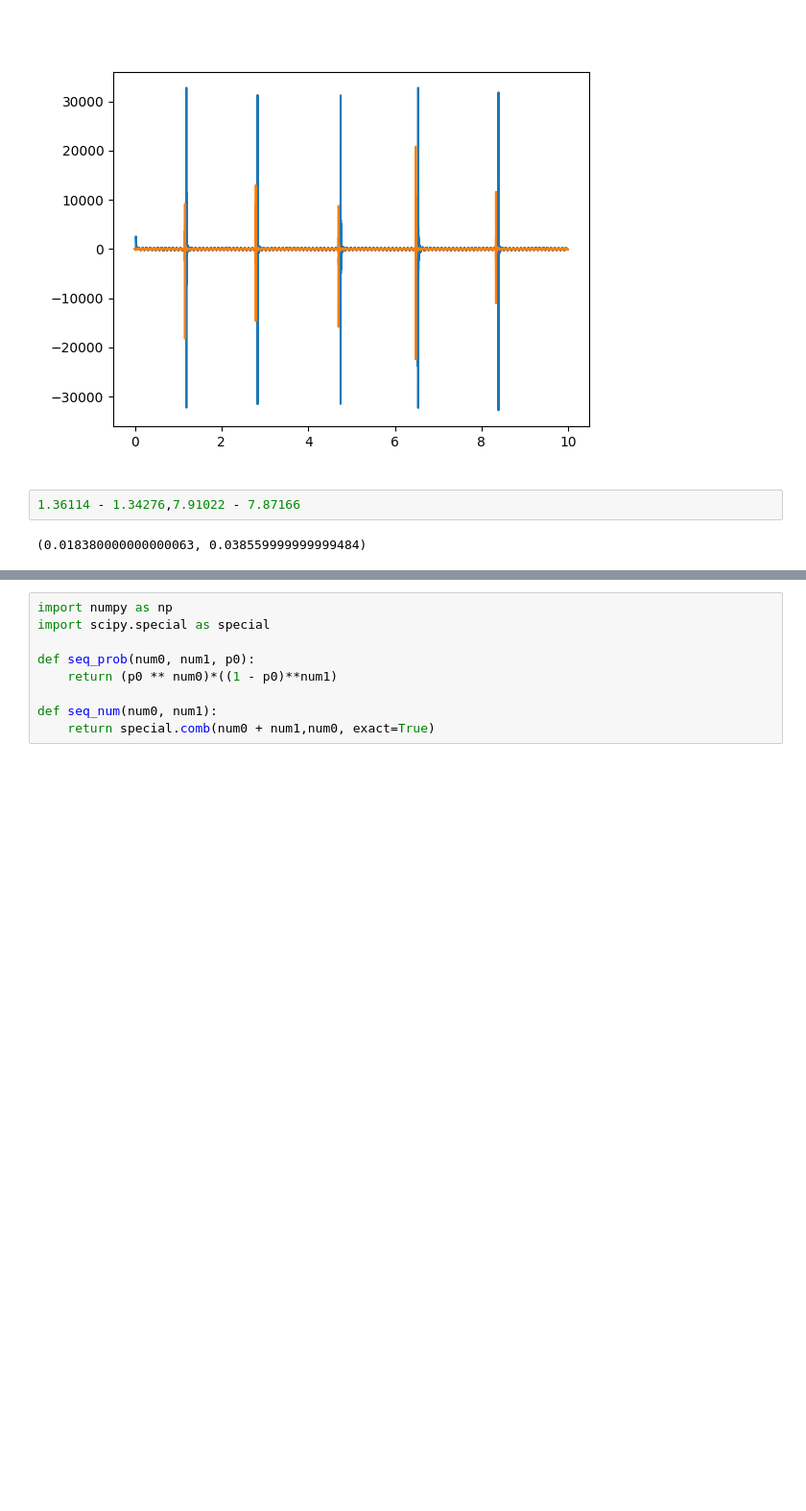
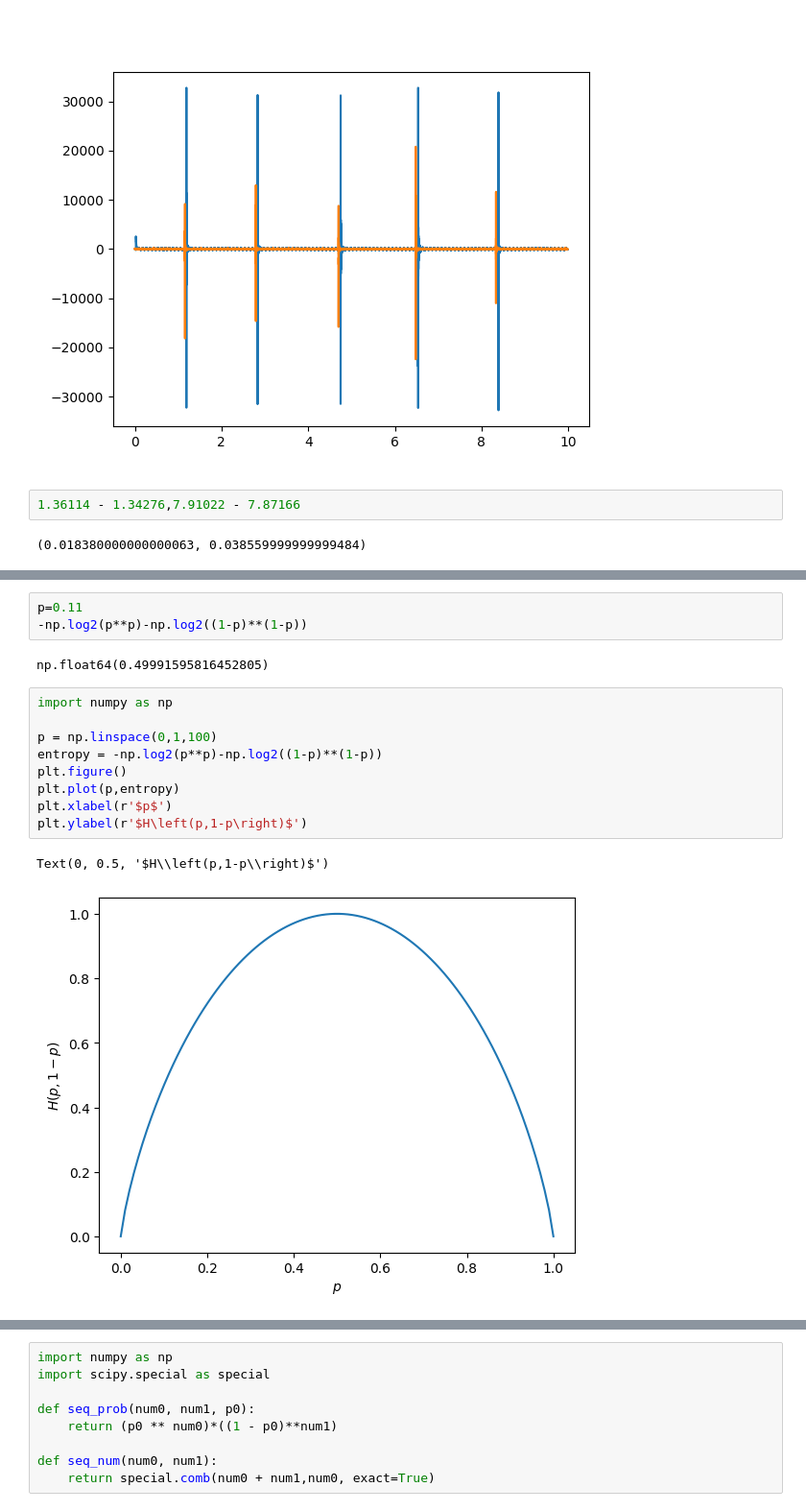
Before and after one commit to yoav-palti/linear-algebra-to-iphone, a Jupyter notebook: _sources/create_images.ipynb, the cells around one changed output, grey strips where cells are left out. Shown at 96% size. Cells and saved outputs as stored; diff of their text form; blank space fills up the shorter version.

```diff
--- a/_sources/create_images.ipynb
+++ b/_sources/create_images.ipynb
@@ -623 +628,18 @@ plt.plot(t_axis,right)
+# %%
+p=0.11
+-np.log2(p**p)-np.log2((1-p)**(1-p))
+# %% [output]
+np.float64(0.49991595816452805)
+# %%
+import numpy as np
+
+p = np.linspace(0,1,100)
+entropy = -np.log2(p**p)-np.log2((1-p)**(1-p))
+plt.figure()
+plt.plot(p,entropy)
+plt.xlabel(r'$p$')
+plt.ylabel(r'$H\left(p,1-p\right)$')
+# %% [output]
+Text(0, 0.5, '$H\\left(p,1-p\\right)$')
+[figure, added]
 # %% [markdown]
```
Also changed, not shown: parts of 7 cells of this notebook, 43 other files.
